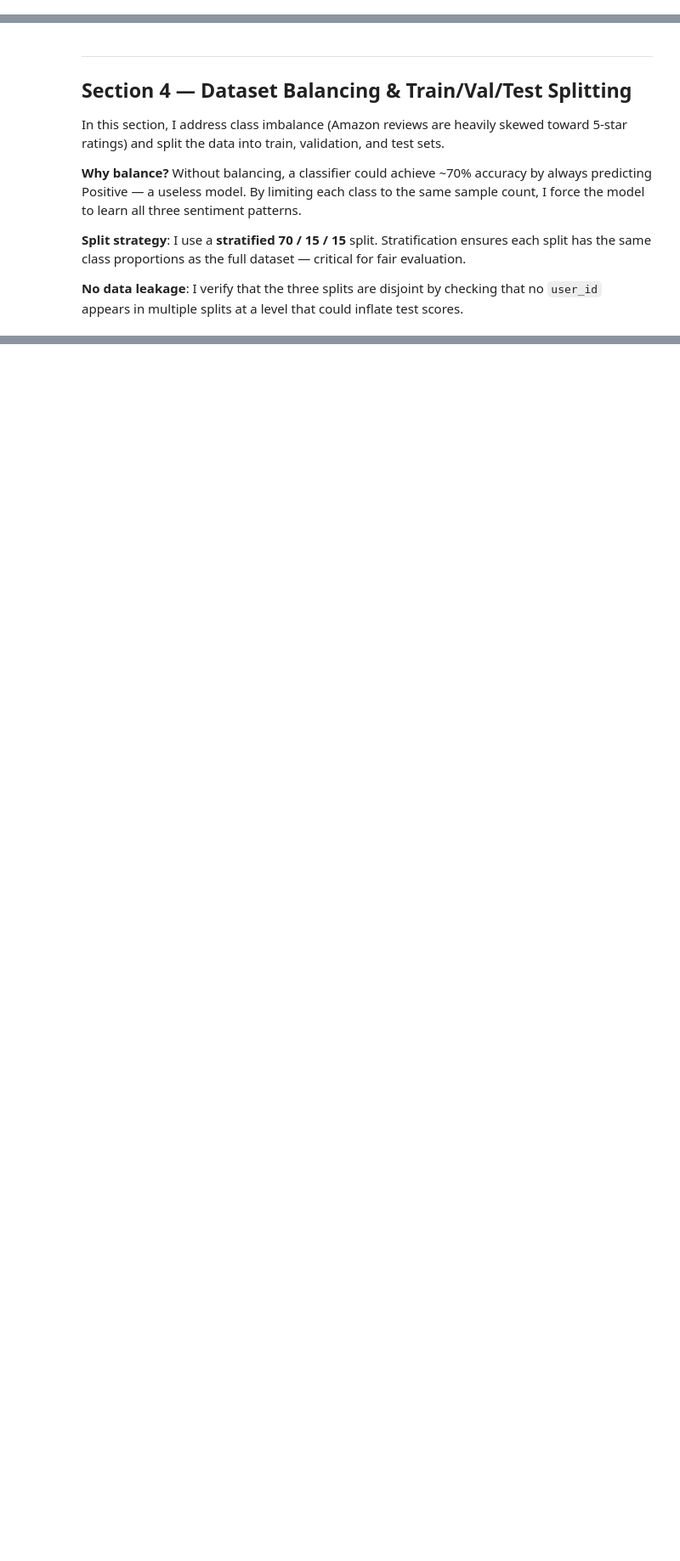
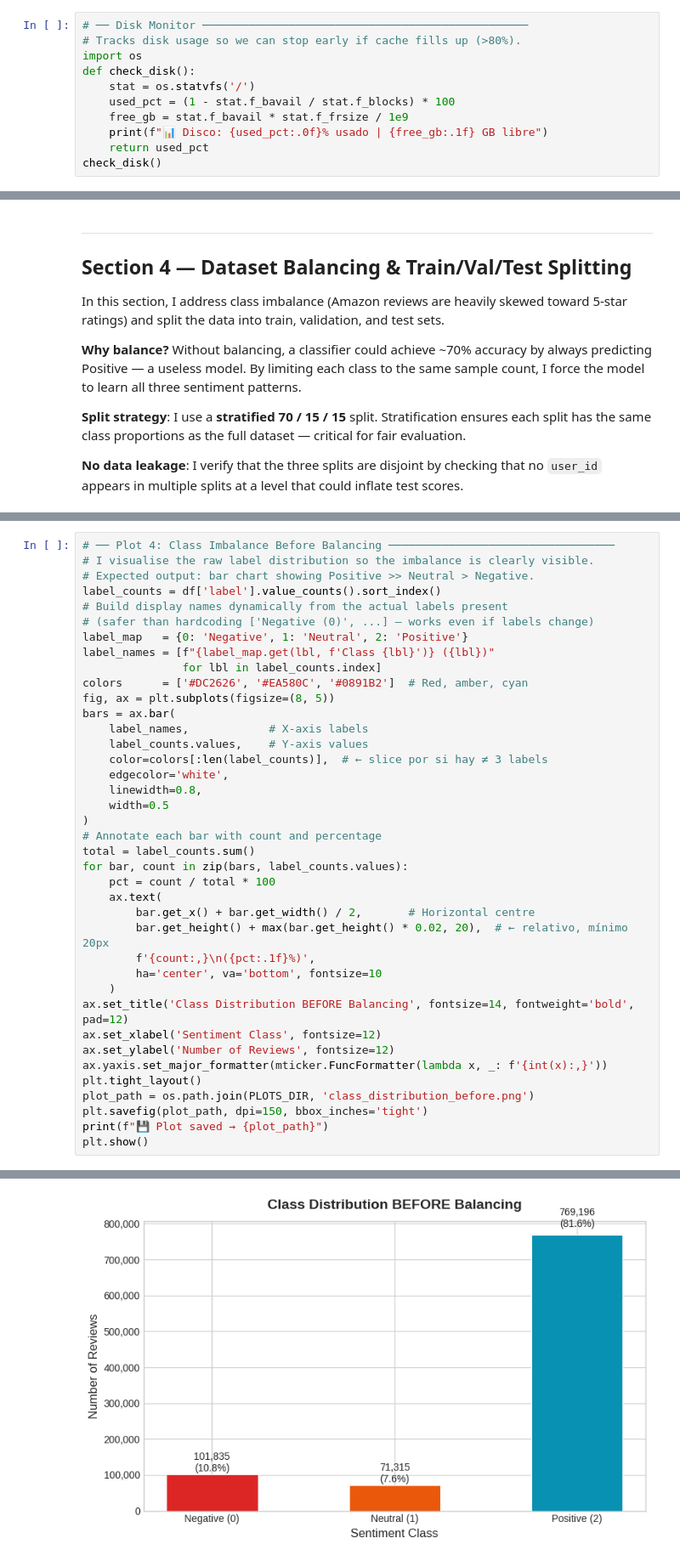
Before and after one commit to Sebastianlopez-dev/NLP-Business-Case-Automated-Customers-Reviews, a Jupyter notebook: notebook_01_data_prep_eda.ipynb, the cells around one changed output, grey strips where cells are left out. Shown at 85% size. Drawn from its saved outputs; the diff is of its cells as text; blank space fills up the shorter version.

```diff
--- a/notebook_01_data_prep_eda.ipynb
+++ b/notebook_01_data_prep_eda.ipynb
@@ -138,0 +176,11 @@ print(f"   PLOTS_DIR   : {PLOTS_DIR}")
+# %%
+# ── Disk Monitor ─────────────────────────────────────────────────
+# Tracks disk usage so we can stop early if cache fills up (>80%).
+import os
+def check_disk():
+    stat = os.statvfs('/')
+    used_pct = (1 - stat.f_bavail / stat.f_blocks) * 100
+    free_gb = stat.f_bavail * stat.f_frsize / 1e9
+    print(f"📊 Disco: {used_pct:.0f}% usado | {free_gb:.1f} GB libre")
+    return used_pct
+check_disk()
@@ -1618,0 +1888,40 @@ print("\n✅ No text-level data leakage detected.")
+# %%
+# ── Plot 4: Class Imbalance Before Balancing ──────────────────────────────────
+# I visualise the raw label distribution so the imbalance is clearly visible.
+# Expected output: bar chart showing Positive >> Neutral > Negative.
+label_counts = df['label'].value_counts().sort_index()
+# Build display names dynamically from the actual labels present
+# (safer than hardcoding ['Negative (0)', ...] — works even if labels change)
+label_map   = {0: 'Negative', 1: 'Neutral', 2: 'Positive'}
+label_names = [f"{label_map.get(lbl, f'Class {lbl}')} ({lbl})"
+               for lbl in label_counts.index]
+colors      = ['#DC2626', '#EA580C', '#0891B2']  # Red, amber, cyan
+fig, ax = plt.subplots(figsize=(8, 5))
+bars = ax.bar(
+    label_names,            # X-axis labels
+    label_counts.values,    # Y-axis values
+    color=colors[:len(label_counts)],  # ← slice por si hay ≠ 3 labels
+    edgecolor='white',
+    linewidth=0.8,
+    width=0.5
+)
+# Annotate each bar with count and percentage
+total = label_counts.sum()
+for bar, count in zip(bars, label_counts.values):
+    pct = count / total * 100
+    ax.text(
+        bar.get_x() + bar.get_width() / 2,       # Horizontal centre
+        bar.get_height() + max(bar.get_height() * 0.02, 20),  # ← relativo, mínimo 20px
+        f'{count:,}\n({pct:.1f}%)',
+        ha='center', va='bottom', fontsize=10
+    )
+ax.set_title('Class Distribution BEFORE Balancing', fontsize=14, fontweight='bold', pad=12)
+ax.set_xlabel('Sentiment Class', fontsize=12)
+ax.set_ylabel('Number of Reviews', fontsize=12)
+ax.yaxis.set_major_formatter(mticker.FuncFormatter(lambda x, _: f'{int(x):,}'))
+plt.tight_layout()
+plot_path = os.path.join(PLOTS_DIR, 'class_distribution_before.png')
+plt.savefig(plot_path, dpi=150, bbox_inches='tight')
+print(f"💾 Plot saved → {plot_path}")
+plt.show()
+# %% [output]
@@ -1618,0 +1929 @@ print("\n✅ No text-level data leakage detected.")
+[figure, added]
```
Also changed, not shown: parts of 53 cells of this notebook, 4 other files.
